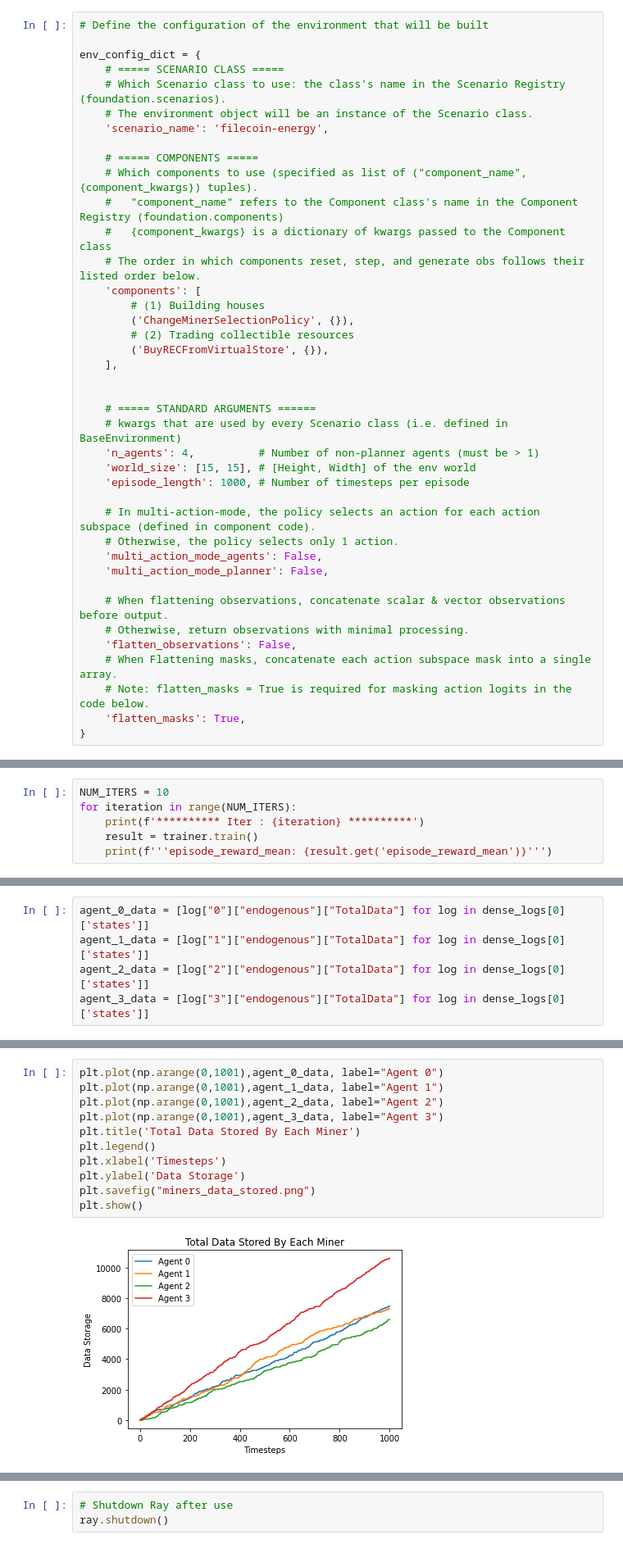
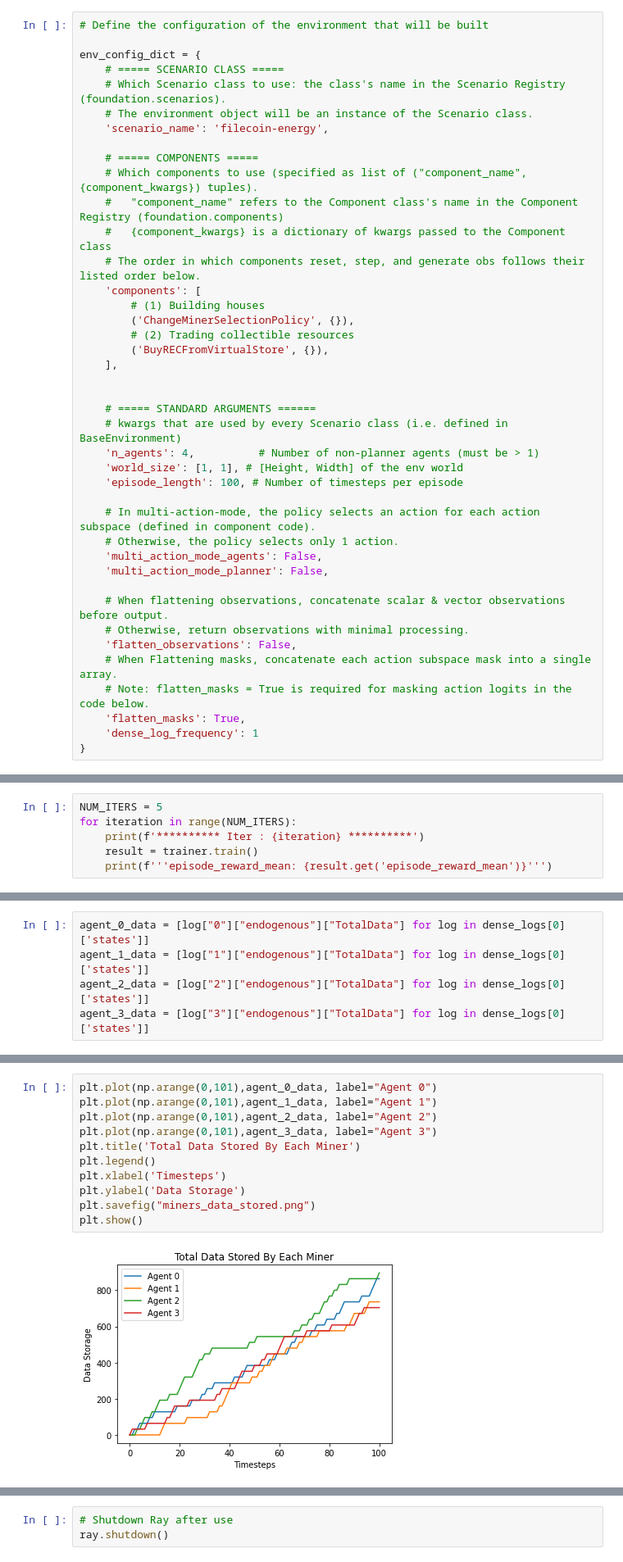
Before and after one commit to elip06/ai-economist, a Jupyter notebook: tutorials/filecoin_training_with_rllib.ipynb, the cells around one changed output, grey strips where cells are left out. Shown at 82% size. Cells and saved outputs as stored; diff of their text form.

```diff
--- a/tutorials/filecoin_training_with_rllib.ipynb
+++ b/tutorials/filecoin_training_with_rllib.ipynb
@@ -23,8 +23,8 @@ env_config_dict = {
     # ===== STANDARD ARGUMENTS ======
     # kwargs that are used by every Scenario class (i.e. defined in BaseEnvironment)
     'n_agents': 4,          # Number of non-planner agents (must be > 1)
-    'world_size': [15, 15], # [Height, Width] of the env world
-    'episode_length': 1000, # Number of timesteps per episode
+    'world_size': [1, 1], # [Height, Width] of the env world
+    'episode_length': 100, # Number of timesteps per episode
 
     # In multi-action-mode, the policy selects an action for each action subspace (defined in component code).
     # Otherwise, the policy selects only 1 action.
@@ -37,6 +37,7 @@ env_config_dict = {
     # When Flattening masks, concatenate each action subspace mask into a single array.
     # Note: flatten_masks = True is required for masking action logits in the code below.
     'flatten_masks': True,
+    'dense_log_frequency': 1
 }
 # %%
 from rllib.env_wrapper import RLlibEnvWrapper
@@ -160,5 +155,5 @@ trainer = PPOTrainer(
 # %%
-NUM_ITERS = 10
+NUM_ITERS = 5
 for iteration in range(NUM_ITERS):
     print(f'********** Iter : {iteration} **********')
     result = trainer.train()
@@ -322,14 +325,14 @@ plt.show()
 # %%
-plt.plot(np.arange(0,1001),agent_0_data, label="Agent 0")
-plt.plot(np.arange(0,1001),agent_1_data, label="Agent 1")
-plt.plot(np.arange(0,1001),agent_2_data, label="Agent 2")
-plt.plot(np.arange(0,1001),agent_3_data, label="Agent 3")
+plt.plot(np.arange(0,101),agent_0_data, label="Agent 0")
+plt.plot(np.arange(0,101),agent_1_data, label="Agent 1")
+plt.plot(np.arange(0,101),agent_2_data, label="Agent 2")
+plt.plot(np.arange(0,101),agent_3_data, label="Agent 3")
 plt.title('Total Data Stored By Each Miner')
 plt.legend()
 plt.xlabel('Timesteps')
 plt.ylabel('Data Storage')
 plt.savefig("miners_data_stored.png")
 plt.show()
 # %% [output]
-[figure, old version]
+[figure, new version]
 # %%
```
Also changed, not shown: parts of 11 cells of this notebook, 6 other files.
